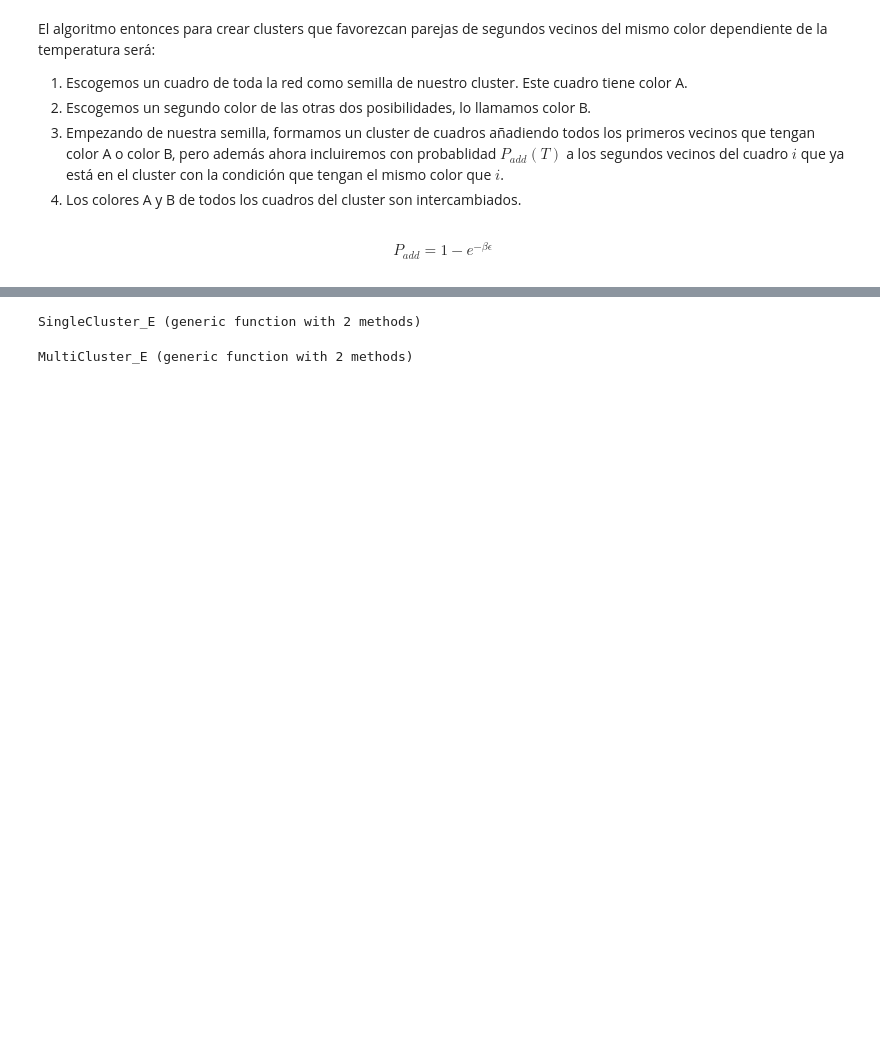
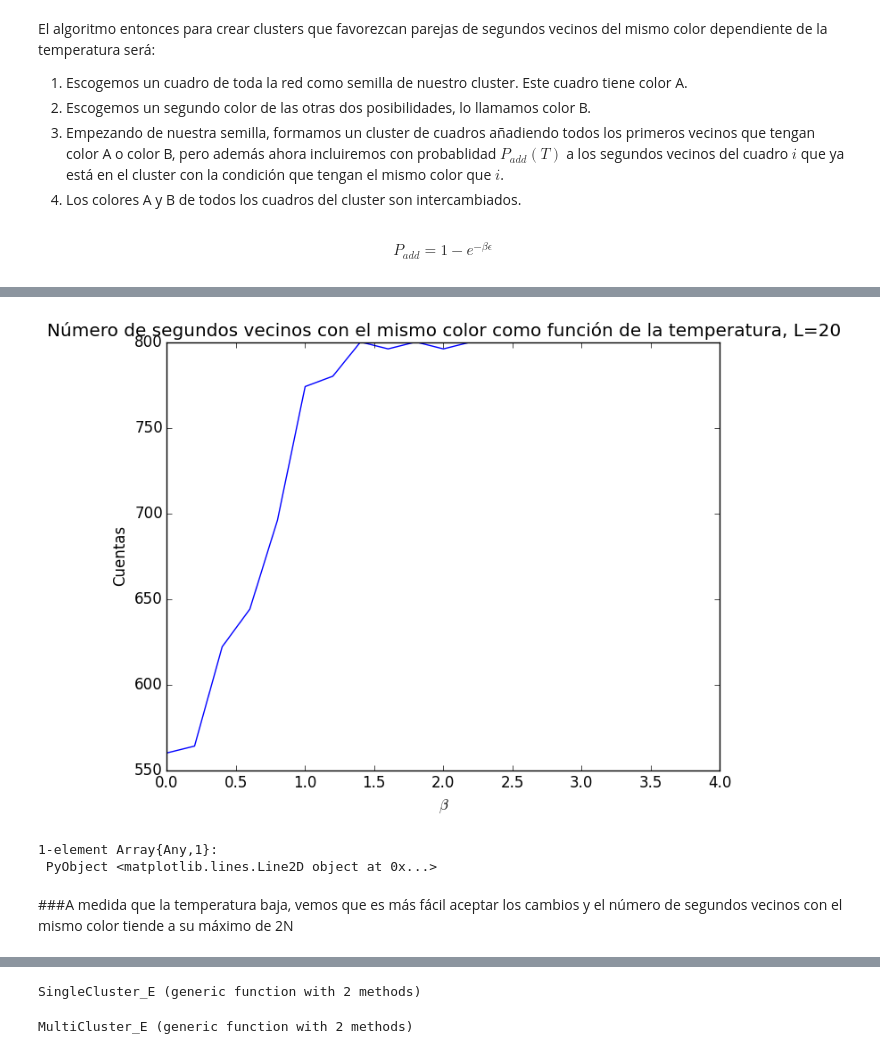
Before and after one commit to luisaleman/Hielo, a Jupyter notebook: Proyecto final.ipynb, the cells around one changed output, grey strips where cells are left out. Saved outputs shown, nothing was run; the diff lists cells and outputs as text; code cells hidden in the pictures; blank space fills up the shorter version.

```diff
--- a/Proyecto final.ipynb
+++ b/Proyecto final.ipynb
@@ -271,0 +423,11 @@ $$P_{add}=1-e^{-\beta \epsilon}$$
+# %%
+old=conf_i(20,20)
+betas=[i*0.2 for i in 0:20]
+out=zeros(length(betas))
+@time for i in 1:length(betas)
+    for t in 1:1000
+        new=Single_cluster_E(betas[i],old)
+        old,new=new,old
+    end
+    out[i]=contador_segundos(old)
+end
@@ -271,0 +436,11 @@ $$P_{add}=1-e^{-\beta \epsilon}$$
+# %%
+title("Número de segundos vecinos con el mismo color como función de la temperatura, L=20")
+xlabel(L"$\beta$")
+ylabel("Cuentas")
+plot(betas,out)
+# %% [output]
+[figure, added]
+1-element Array{Any,1}:
+ PyObject <matplotlib.lines.Line2D object at 0x...>
+# %% [markdown]
+###A medida que la temperatura baja, vemos que es más fácil aceptar los cambios y el número de segundos vecinos con el mismo color tiende a su máximo de 2N
```
Also changed, not shown: parts of 15 cells of this notebook.
